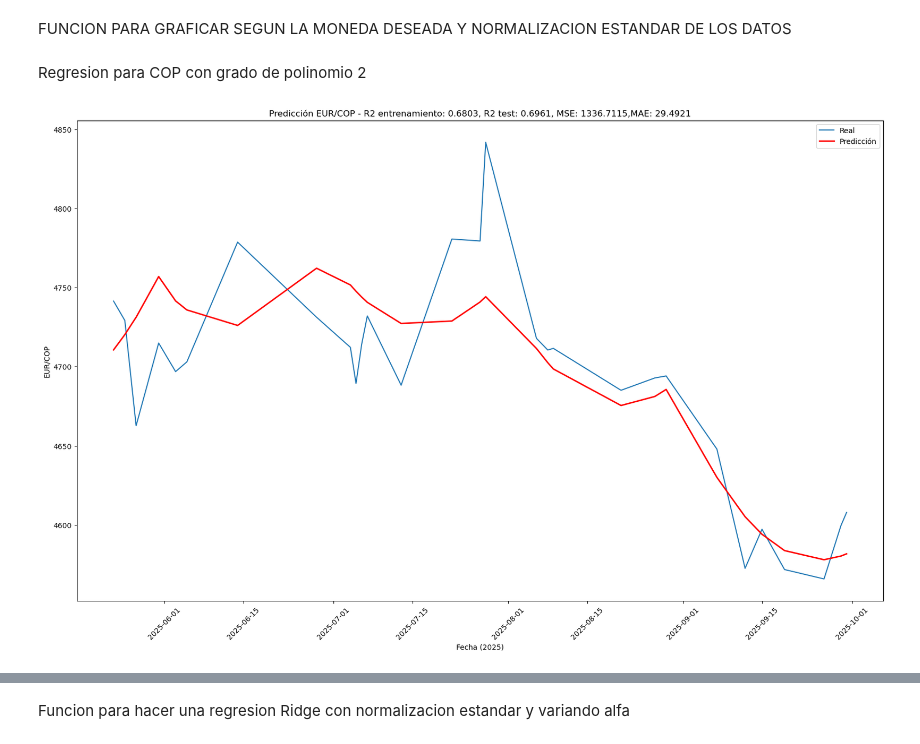
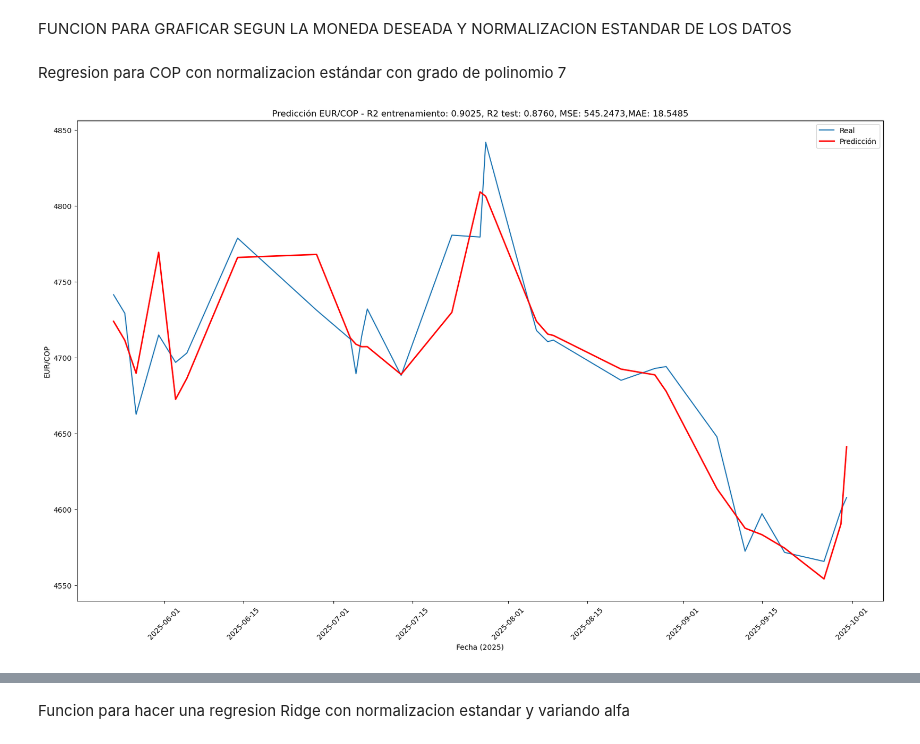
Before and after one commit to diegocv00/codes, a Jupyter notebook: Divisas/Divisas.ipynb, the cells around one changed output, grey strips where cells are left out. Saved outputs shown, nothing was run; the diff lists cells and outputs as text; code cells hidden in the pictures.

```diff
--- a/Divisas/Divisas.ipynb
+++ b/Divisas/Divisas.ipynb
@@ -230,9 +232,9 @@ def graficar_prediccion_moneda_con_normalizacion_estandar(moneda:str,grado_polin
     plt.xticks(rotation=45)
     plt.show()
 # %% [markdown]
-Regresion para COP con grado de polinomio 2
+Regresion para COP con normalizacion estándar con grado de polinomio 7
 # %%
-graficar_prediccion_moneda_con_normalizacion_estandar("COP",2)
+graficar_prediccion_moneda_con_normalizacion_estandar("COP",7)
 # %% [output]
-[figure, old version]
+[figure, new version]
 # %% [markdown]
```
Also changed, not shown: parts of 37 cells of this notebook.
